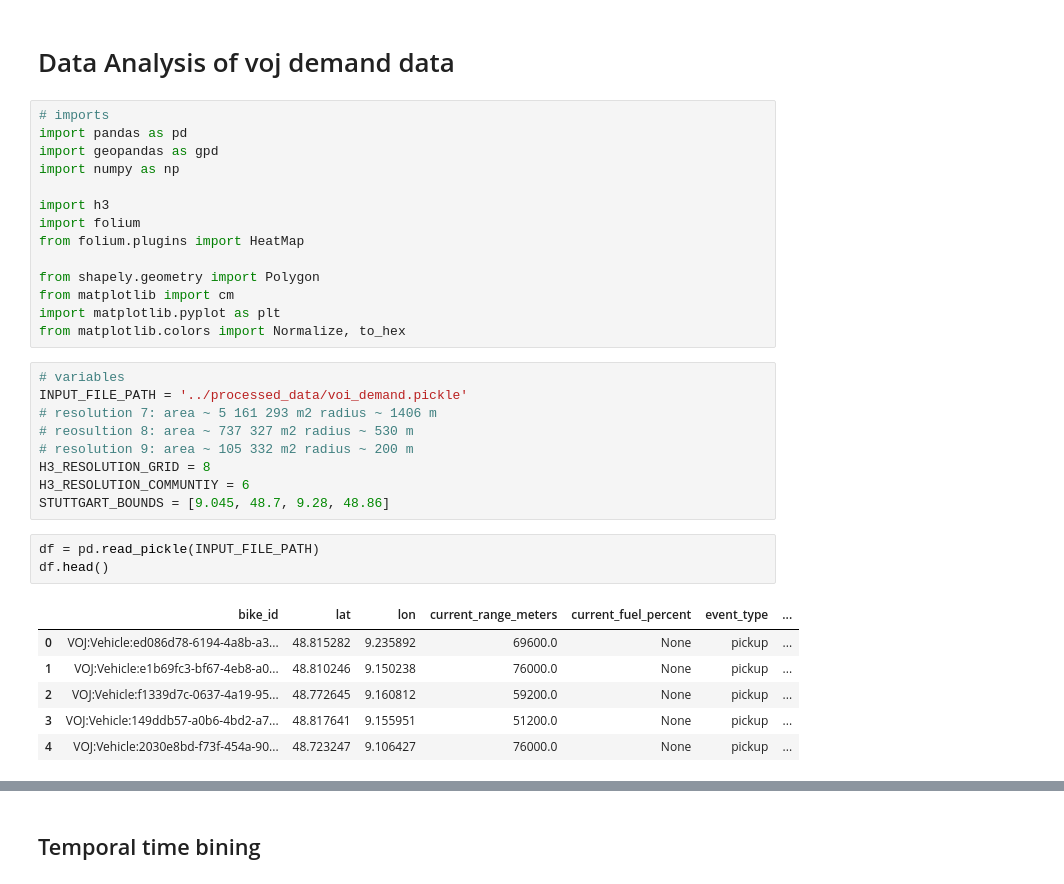
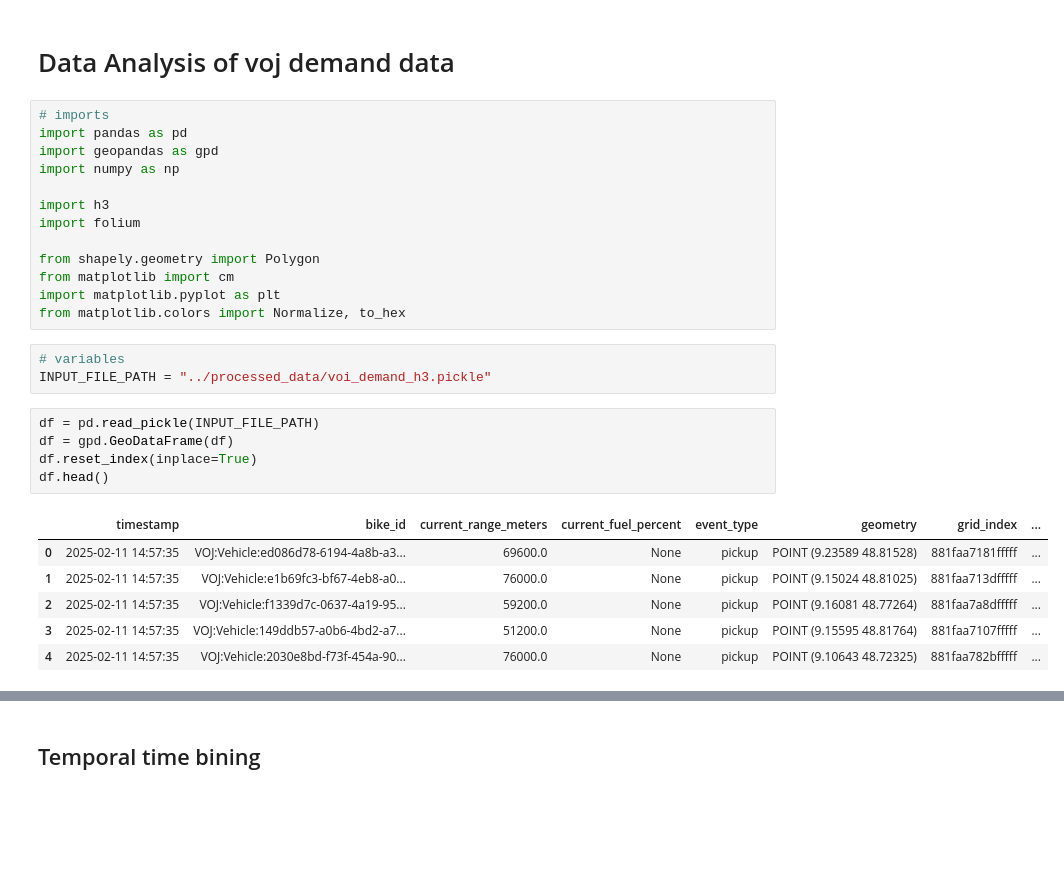
Before and after one commit to rubenRoehner/masterthesis_rebalancing_framework, a Jupyter notebook: data_analysis/data_analysis_voj.ipynb, the cells around one changed output, grey strips where cells are left out. Saved outputs shown, nothing was run; the diff lists cells and outputs as text; blank space fills up the shorter version.

Commit message:
aggregate demand data in a separate notebook

```diff
--- a/data_analysis/data_analysis_voj.ipynb
+++ b/data_analysis/data_analysis_voj.ipynb
@@ -8,7 +8,6 @@ import numpy as np
 
 import h3
 import folium
-from folium.plugins import HeatMap
 
 from shapely.geometry import Polygon
 from matplotlib import cm
@@ -16,20 +15,16 @@ import matplotlib.pyplot as plt
 from matplotlib.colors import Normalize, to_hex
 # %%
 # variables
-INPUT_FILE_PATH = '../processed_data/voi_demand.pickle'
-# resolution 7: area ~ 5 161 293 m2 radius ~ 1406 m
-# reosultion 8: area ~ 737 327 m2 radius ~ 530 m
-# resolution 9: area ~ 105 332 m2 radius ~ 200 m
-H3_RESOLUTION_GRID = 8
-H3_RESOLUTION_COMMUNTIY = 6
-STUTTGART_BOUNDS = [9.045, 48.7, 9.28, 48.86]
+INPUT_FILE_PATH = "../processed_data/voi_demand_h3.pickle"
 # %%
 df = pd.read_pickle(INPUT_FILE_PATH)
+df = gpd.GeoDataFrame(df)
+df.reset_index(inplace=True)
 df.head()
 # %% [output]
-|  | bike_id | lat | lon | current_range_meters | current_fuel_percent | event_type | ... |
-| 0 | VOJ:Vehicle:ed086d78-6194-4a8b-a3... | 48.815282 | 9.235892 | 69600.0 | None | pickup | ... |
-| 1 | VOJ:Vehicle:e1b69fc3-bf67-4eb8-a0... | 48.810246 | 9.150238 | 76000.0 | None | pickup | ... |
-| 2 | VOJ:Vehicle:f1339d7c-0637-4a19-95... | 48.772645 | 9.160812 | 59200.0 | None | pickup | ... |
-| 3 | VOJ:Vehicle:149ddb57-a0b6-4bd2-a7... | 48.817641 | 9.155951 | 51200.0 | None | pickup | ... |
-| 4 | VOJ:Vehicle:2030e8bd-f73f-454a-90... | 48.723247 | 9.106427 | 76000.0 | None | pickup | ... |
+|  | timestamp | bike_id | current_range_meters | current_fuel_percent | event_type | geometry | grid_index | ... |
+| 0 | 2025-02-11 14:57:35 | VOJ:Vehicle:ed086d78-6194-4a8b-a3... | 69600.0 | None | pickup | POINT (9.23589 48.81528) | 881faa7181fffff | ... |
+| 1 | 2025-02-11 14:57:35 | VOJ:Vehicle:e1b69fc3-bf67-4eb8-a0... | 76000.0 | None | pickup | POINT (9.15024 48.81025) | 881faa713dfffff | ... |
+| 2 | 2025-02-11 14:57:35 | VOJ:Vehicle:f1339d7c-0637-4a19-95... | 59200.0 | None | pickup | POINT (9.16081 48.77264) | 881faa7a8dfffff | ... |
+| 3 | 2025-02-11 14:57:35 | VOJ:Vehicle:149ddb57-a0b6-4bd2-a7... | 51200.0 | None | pickup | POINT (9.15595 48.81764) | 881faa7107fffff | ... |
+| 4 | 2025-02-11 14:57:35 | VOJ:Vehicle:2030e8bd-f73f-454a-90... | 76000.0 | None | pickup | POINT (9.10643 48.72325) | 881faa782bfffff | ... |
```
Also changed, not shown: parts of 13 cells of this notebook, 1 other file.
